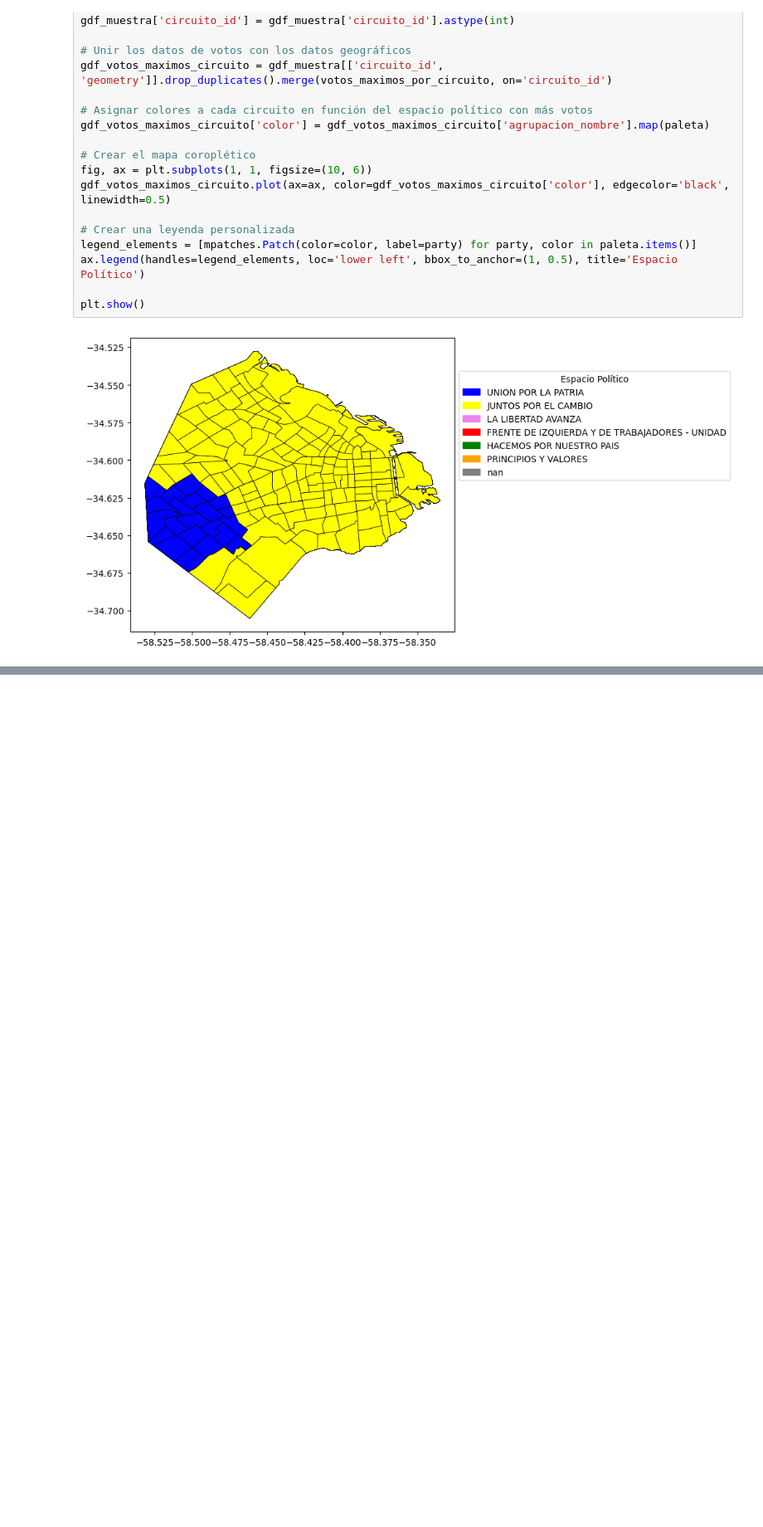
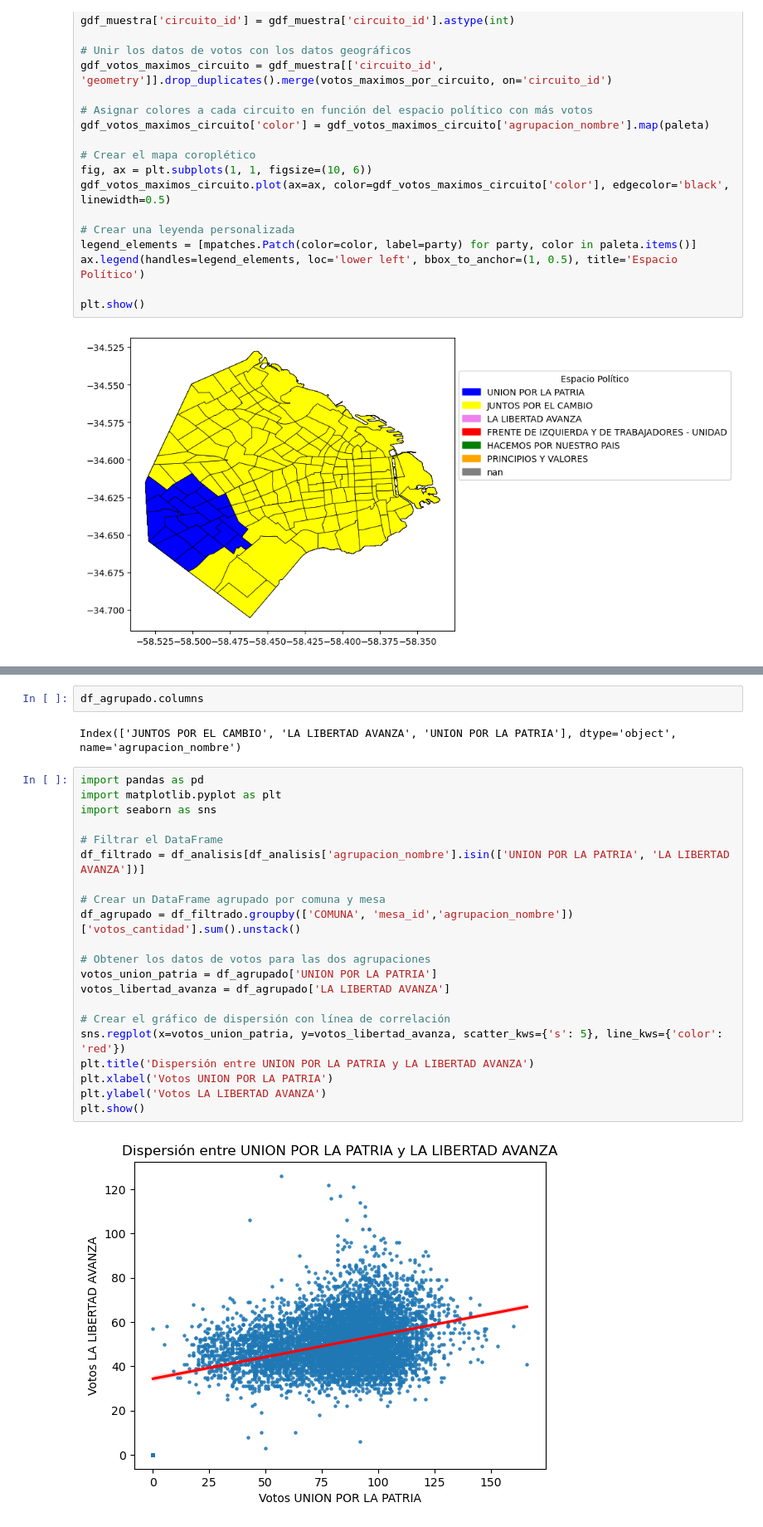
Before and after one commit to nicolasfaccini/Analisis-Elecciones-Generales-2023-Python, a Jupyter notebook: TrabajoGeneral.ipynb, the cells around one changed output, grey strips where cells are left out. Shown at 83% size. Cells and saved outputs as stored; diff of their text form; blank space fills up the shorter version.

```diff
--- a/TrabajoGeneral.ipynb
+++ b/TrabajoGeneral.ipynb
@@ -640,0 +737,27 @@ df_analisis.head()
+# %%
+df_agrupado.columns
+# %% [output]
+Index(['JUNTOS POR EL CAMBIO', 'LA LIBERTAD AVANZA', 'UNION POR LA PATRIA'], dtype='object', name='agrupacion_nombre')
+# %%
+import pandas as pd
+import matplotlib.pyplot as plt
+import seaborn as sns
+
+# Filtrar el DataFrame
+df_filtrado = df_analisis[df_analisis['agrupacion_nombre'].isin(['UNION POR LA PATRIA', 'LA LIBERTAD AVANZA'])]
+
+# Crear un DataFrame agrupado por comuna y mesa
+df_agrupado = df_filtrado.groupby(['COMUNA', 'mesa_id','agrupacion_nombre'])['votos_cantidad'].sum().unstack()
+
+# Obtener los datos de votos para las dos agrupaciones
+votos_union_patria = df_agrupado['UNION POR LA PATRIA']
+votos_libertad_avanza = df_agrupado['LA LIBERTAD AVANZA']
+
+# Crear el gráfico de dispersión con línea de correlación
+sns.regplot(x=votos_union_patria, y=votos_libertad_avanza, scatter_kws={'s': 5}, line_kws={'color': 'red'})
+plt.title('Dispersión entre UNION POR LA PATRIA y LA LIBERTAD AVANZA')
+plt.xlabel('Votos UNION POR LA PATRIA')
+plt.ylabel('Votos LA LIBERTAD AVANZA')
+plt.show()
+# %% [output]
+[figure, added]
```
Also changed, not shown: parts of 14 cells of this notebook, 1 other file.
